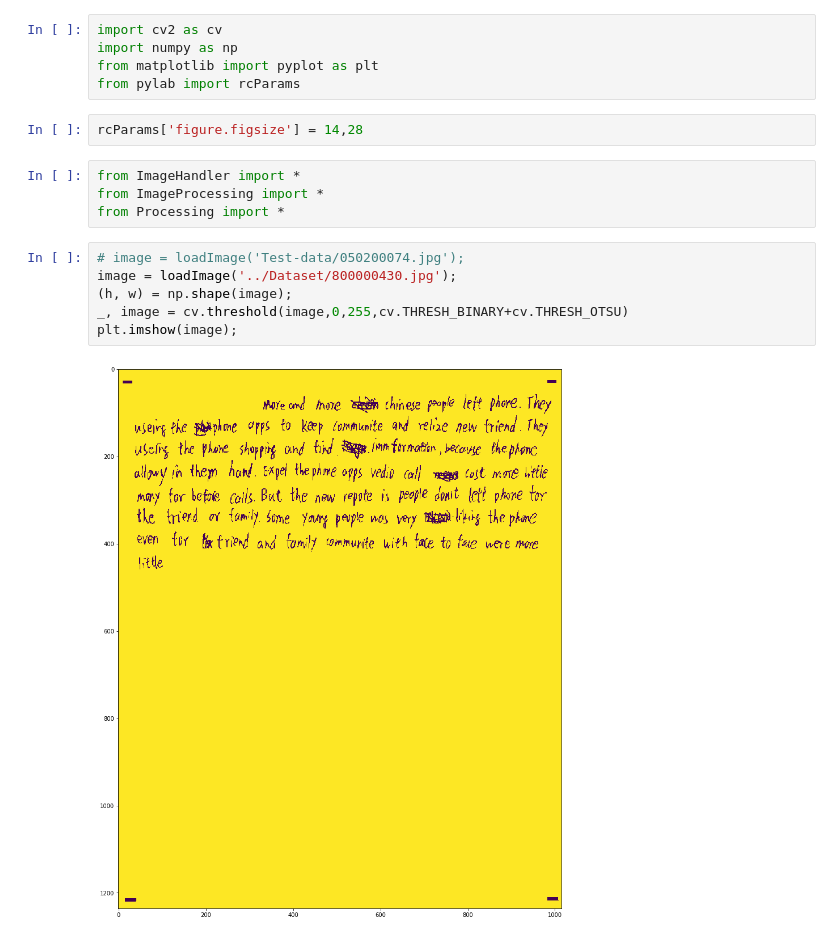
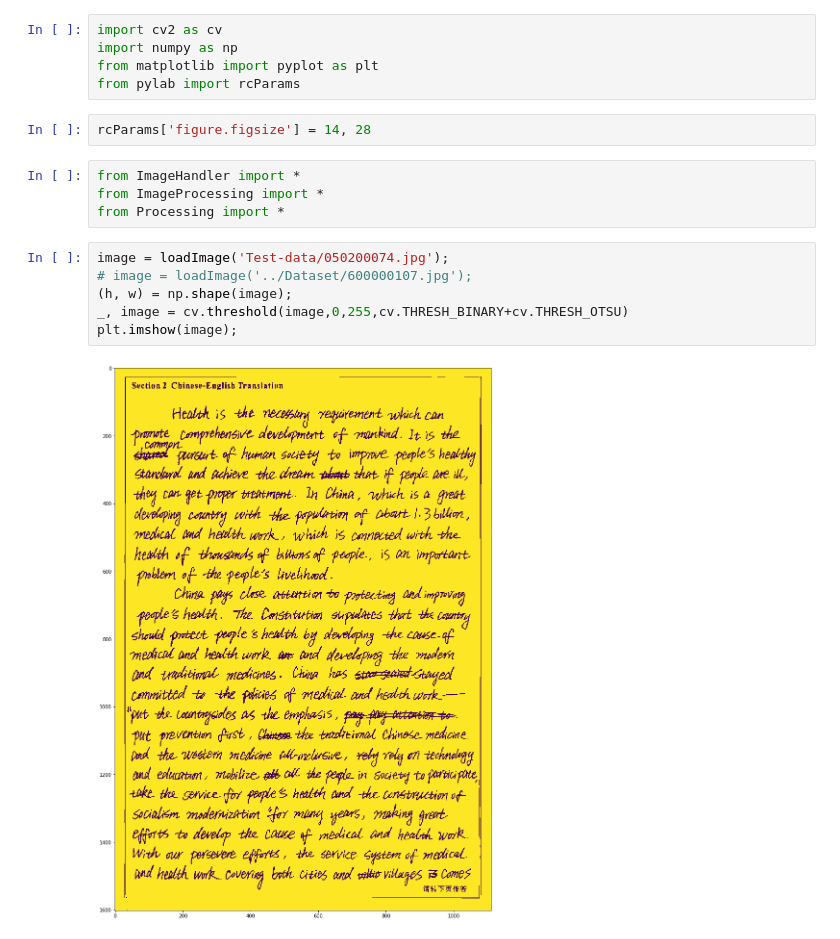
Before and after one commit to lcukerd/Papvassiliou, a Jupyter notebook: Implementation.ipynb, the cells around one changed output. Cells and saved outputs as stored; diff of their text form.

```diff
--- a/Implementation.ipynb
+++ b/Implementation.ipynb
@@ -4,19 +4,19 @@ import numpy as np
 from matplotlib import pyplot as plt
 from pylab import rcParams
 # %%
-rcParams['figure.figsize'] = 14,28
+rcParams['figure.figsize'] = 14, 28
 # %%
 from ImageHandler import *
 from ImageProcessing import *
 from Processing import *
 # %%
-# image = loadImage('Test-data/050200074.jpg');
-image = loadImage('../Dataset/800000430.jpg');
+image = loadImage('Test-data/050200074.jpg');
+# image = loadImage('../Dataset/600000107.jpg');
 (h, w) = np.shape(image);
 _, image = cv.threshold(image,0,255,cv.THRESH_BINARY+cv.THRESH_OTSU)
 plt.imshow(image);
 # %% [output]
-[figure, old version]
+[figure, new version]
 # %%
 width = int (0.05 * w);
 (h, w) = np.shape(image);
```
Also changed, not shown: parts of 12 cells of this notebook, 6 other files.
